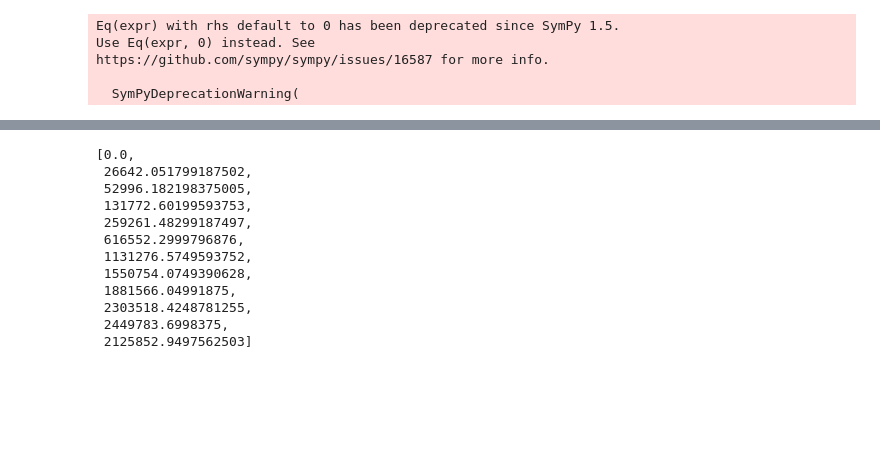
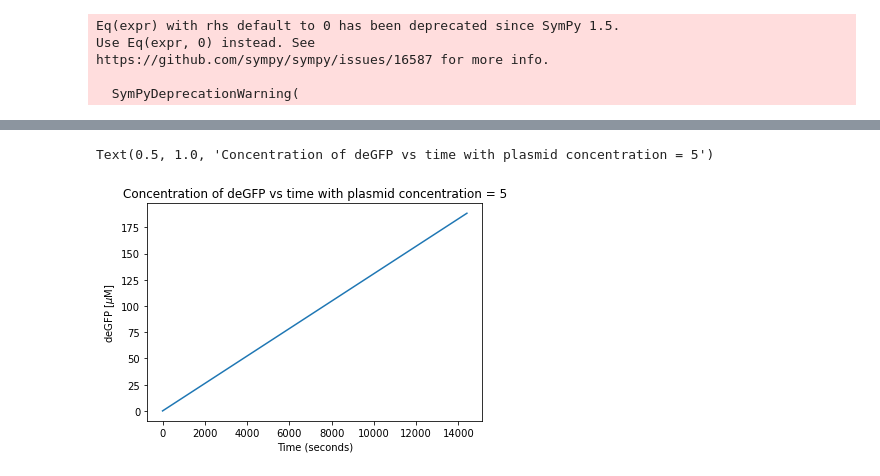
Before and after one commit to steph128/TXTL_model, a Jupyter notebook: TXTL trial.ipynb, the cells around one changed output, grey strips where cells are left out. Cells and saved outputs as stored; diff of their text form; code cells hidden in the pictures; blank space fills up the shorter version.

```diff
--- a/TXTL trial.ipynb
+++ b/TXTL trial.ipynb
@@ -114 +136,9 @@ deGFPdark
+# %%
+plt.plot(t,deGFPmat_high)
+plt.xlabel("Time (seconds)")
+plt.ylabel("deGFP [$\mu$M]")
+plt.title("Concentration of deGFP vs time with plasmid concentration = 5")
+# %% [output]
+Text(0.5, 1.0, 'Concentration of deGFP vs time with plasmid concentration = 5')
+[figure, added]
 # %%
@@ -118,18 +149,3 @@ for i in range(len(P70)):
     dm.append(kcat_m*P70[i]*((sol_E0_list[i]*S70)/KM_70*(k70+sol_E0_list[i])+sol_E0_list[i]*S70)-kd_m*(m_SS[i]/KM_m+m_SS[i]))
     ddeGFPdark.append(Kcat_p*m_SS[i]*sol_R0_list[i]/(KM_R+sol_R0_list[i])-kmat*deGFPdark[i])
     ddeGFPmat.append(kmat*deGFPdark[i])
-# %%
-dm
-# %% [output]
-[0.0,
- 26642.051799187502,
- 52996.182198375005,
- 131772.60199593753,
- 259261.48299187497,
- 616552.2999796876,
- 1131276.5749593752,
- 1550754.0749390628,
- 1881566.04991875,
- 2303518.4248781255,
- 2449783.6998375,
- 2125852.9497562503]
```
Also changed, not shown: parts of 16 cells of this notebook.
